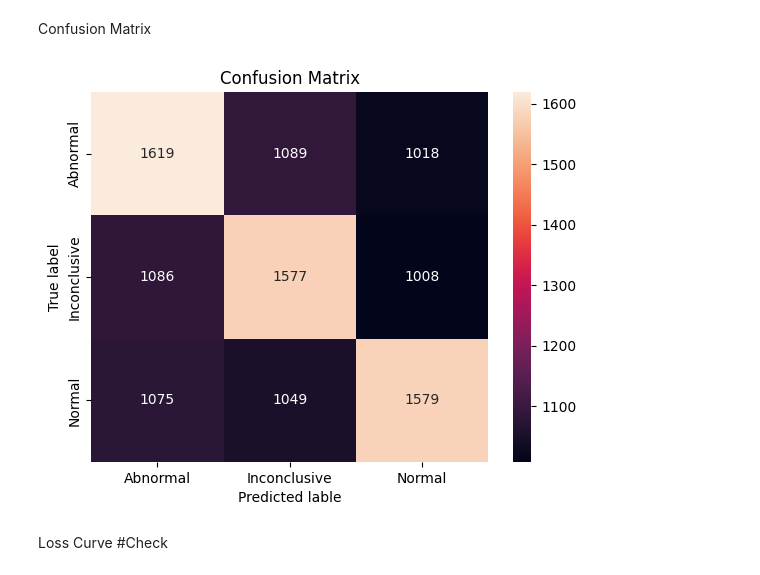
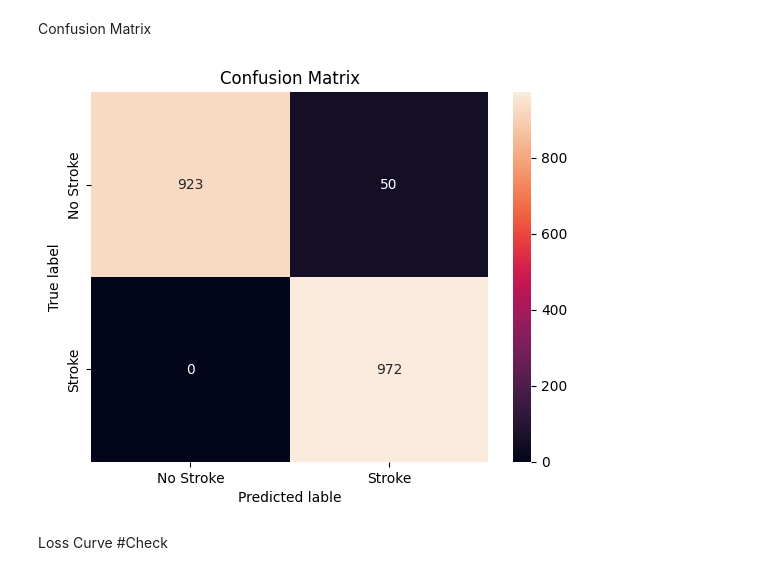
Before and after one commit to LechTheMitch/MachineLearningProject, a Jupyter notebook: notebook/numerical_model_KNN.ipynb, the cells around one changed output. Drawn from its saved outputs; the diff is of its cells as text; code cells hidden in the pictures.

Commit message:
KNN_numerical model wuth new dataset
finesh model - without validation set

```diff
--- a/notebook/numerical_model_KNN.ipynb
+++ b/notebook/numerical_model_KNN.ipynb
@@ -77,9 +137,4 @@ encoder = OneHotEncoder(sparse_output=False, handle_unknown='ignore')
 
 # encoding categorical features & defining num data
 X_cat = encoder.fit_transform(df[feature_cols])
-X_num = df[['Age', 'Billing Amount']]
-
-# merging cat with num data in one matrix
-X = np.hstack([X_num.values, X_cat]) # feature matrix     --- hstack : horizontal stack <nums at left , one hot at right>
-# encoding target
-y = le.fit_transform(df[target]) # target label     --- 0- Abnormal, 1-Inconclusive, 2- Normal
+X_num = df[['age', 'hypertension', 'heart_disease', 'avg_glucose_level', 'bmi']]
@@ -85,0 +162,7 @@ y = le.fit_transform(df[target]) # target label     --- 0- Abnormal, 1-Inconclus
+# %%
+# handeling missing values
+imputer = KNNImputer()
+
+X_num = imputer.fit_transform(X_num) # knn imputer need 2D matrix << [[ ]] >>
+
+# --why handling missing values after encoding? using KNNimputer needs to work on a numerical columns not categorical
@@ -86,3 +190,8 @@ y = le.fit_transform(df[target]) # target label     --- 0- Abnormal, 1-Inconclus
+# %%
+# merging cat with num data in one matrix
+X = np.hstack([pd.DataFrame(X_num).values, X_cat]) # feature matrix     --- hstack : horizontal stack <nums at left , one hot at right>
+# target
+y = df[target] # target label
 # %%
 # X check
 pd.DataFrame(X).head()
@@ -142,9 +257,11 @@ y_pred = knn_gscv.predict(X_test)
 4- EVALUATION
 # %%
 # need to be delete
+
+target_names = ['No Stroke', 'Stroke']
 print("KNN Results:")
-cr = classification_report(y_test, y_pred, target_names=le.classes_)
-print("classification_report : \n",cr)
+cr = classification_report(y_test, y_pred, target_names=target_names)
+print("classification_report : \n", cr)
 # %% [output]
 KNN Results:
 classification_report :
@@ -167,17 +283,17 @@ Confusion Matrix
 # %%
 cm = confusion_matrix(y_test, y_pred)
 
 cm_df = pd.DataFrame(cm,
-                     index= le.classes_,
-                     columns= le.classes_)
+                     index= target_names,
+                     columns= target_names)
 
 sns.heatmap(cm_df, fmt='d', annot= True) # fmt='d' -> d means integer nombers will show
 plt.title('Confusion Matrix')
 plt.ylabel('True label')
 plt.xlabel('Predicted lable')
 plt.show()
 # %% [output]
-[figure, old version]
+[figure, new version]
 # %% [markdown]
 Loss Curve #Check
 # %%
```
Also changed, not shown: parts of 39 cells of this notebook, 5 other files.
